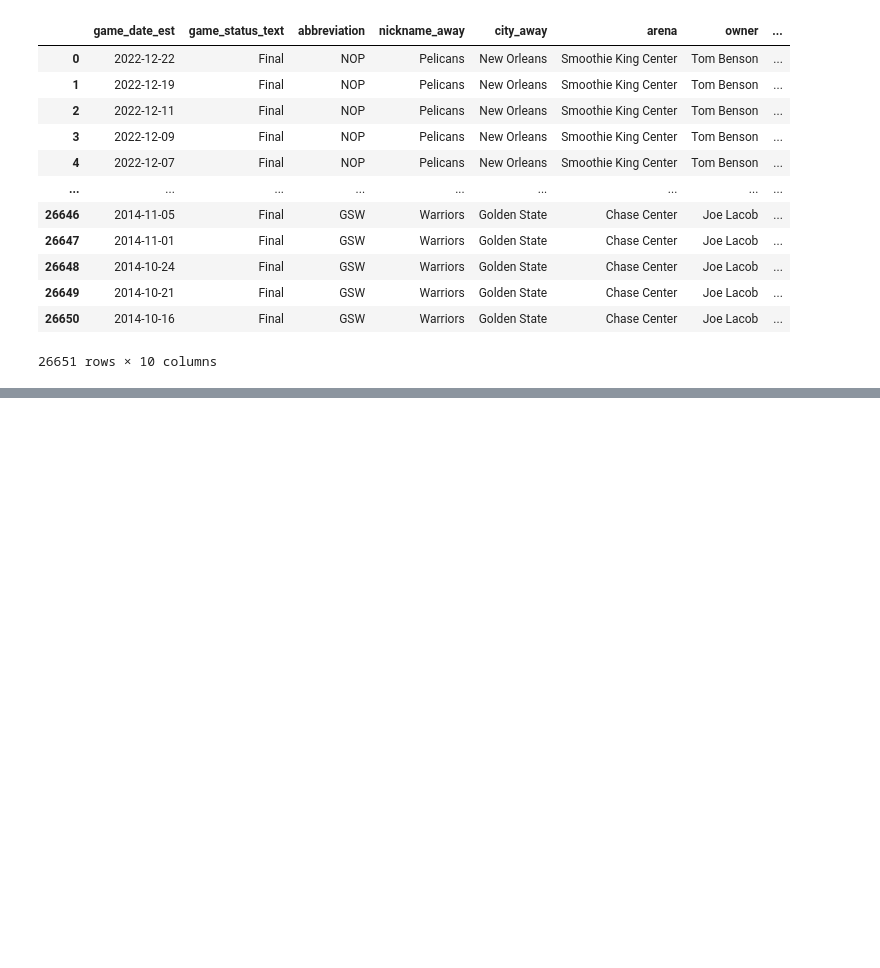
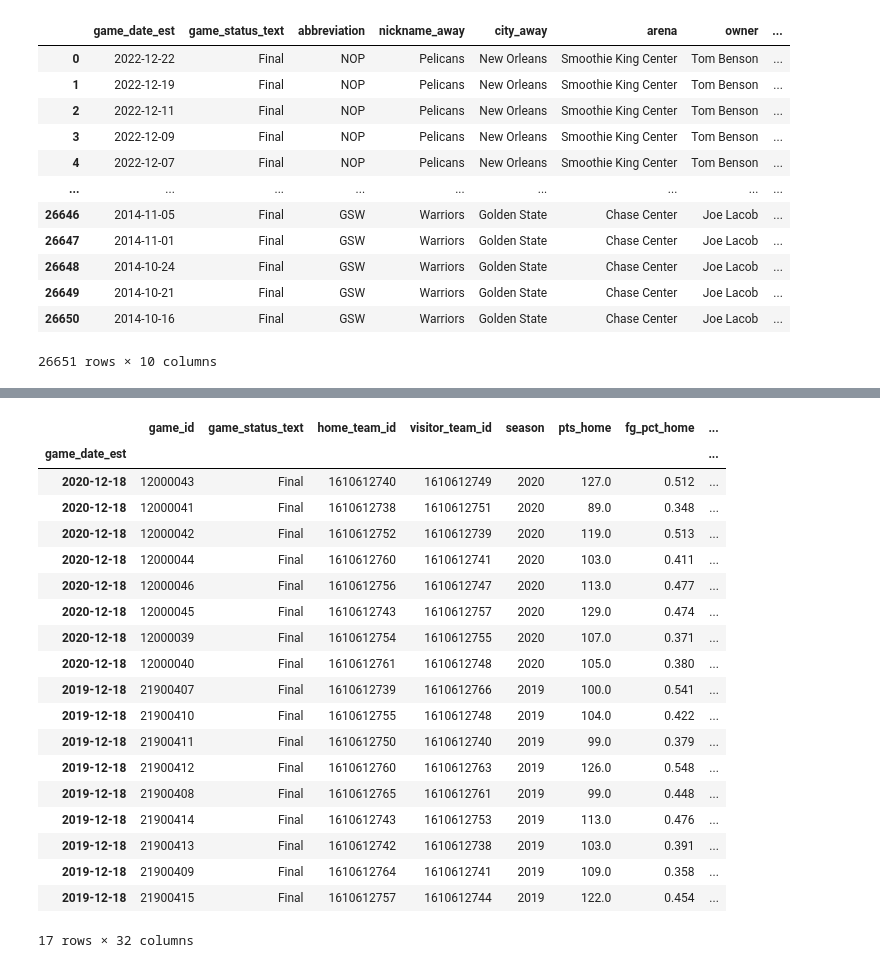
Before and after one commit to ankitlovanshi/pandas_project, a Jupyter notebook: project_games_teams.ipynb, the cells around one changed output, grey strips where cells are left out. Drawn from its saved outputs; the diff is of its cells as text; code cells hidden in the pictures; blank space fills up the shorter version.

```diff
--- a/project_games_teams.ipynb
+++ b/project_games_teams.ipynb
@@ -328,0 +380,3 @@ games.select_dtypes(exclude = 'number')
+# %%
+# 33. Set the column game_date as the index of DataFrame games
+games.set_index('game_date_est', inplace=True)
@@ -328,0 +428,24 @@ games.select_dtypes(exclude = 'number')
+# %%
+# 37. Select the rows with labels of '2020-12-18' and '2019-12-18'
+games.loc[['2020-12-18', '2019-12-18']]
+# %% [output]
+|  | game_id | game_status_text | home_team_id | visitor_team_id | season | pts_home | fg_pct_home | ... |
+| game_date_est |  |  |  |  |  |  |  | ... |
+| 2020-12-18 | 12000043 | Final | 1610612740 | 1610612749 | 2020 | 127.0 | 0.512 | ... |
+| 2020-12-18 | 12000041 | Final | 1610612738 | 1610612751 | 2020 | 89.0 | 0.348 | ... |
+| 2020-12-18 | 12000042 | Final | 1610612752 | 1610612739 | 2020 | 119.0 | 0.513 | ... |
+| 2020-12-18 | 12000044 | Final | 1610612760 | 1610612741 | 2020 | 103.0 | 0.411 | ... |
+| 2020-12-18 | 12000046 | Final | 1610612756 | 1610612747 | 2020 | 113.0 | 0.477 | ... |
+| 2020-12-18 | 12000045 | Final | 1610612743 | 1610612757 | 2020 | 129.0 | 0.474 | ... |
+| 2020-12-18 | 12000039 | Final | 1610612754 | 1610612755 | 2020 | 107.0 | 0.371 | ... |
+| 2020-12-18 | 12000040 | Final | 1610612761 | 1610612748 | 2020 | 105.0 | 0.380 | ... |
+| 2019-12-18 | 21900407 | Final | 1610612739 | 1610612766 | 2019 | 100.0 | 0.541 | ... |
+| 2019-12-18 | 21900410 | Final | 1610612755 | 1610612748 | 2019 | 104.0 | 0.422 | ... |
+| 2019-12-18 | 21900411 | Final | 1610612750 | 1610612740 | 2019 | 99.0 | 0.379 | ... |
+| 2019-12-18 | 21900412 | Final | 1610612760 | 1610612763 | 2019 | 126.0 | 0.548 | ... |
+| 2019-12-18 | 21900408 | Final | 1610612765 | 1610612761 | 2019 | 99.0 | 0.448 | ... |
+| 2019-12-18 | 21900414 | Final | 1610612743 | 1610612753 | 2019 | 113.0 | 0.476 | ... |
+| 2019-12-18 | 21900413 | Final | 1610612742 | 1610612738 | 2019 | 103.0 | 0.391 | ... |
+| 2019-12-18 | 21900409 | Final | 1610612764 | 1610612741 | 2019 | 109.0 | 0.358 | ... |
+| 2019-12-18 | 21900415 | Final | 1610612757 | 1610612744 | 2019 | 122.0 | 0.454 | ... |
+17 rows × 32 columns
```
Also changed, not shown: parts of 11 cells of this notebook.
